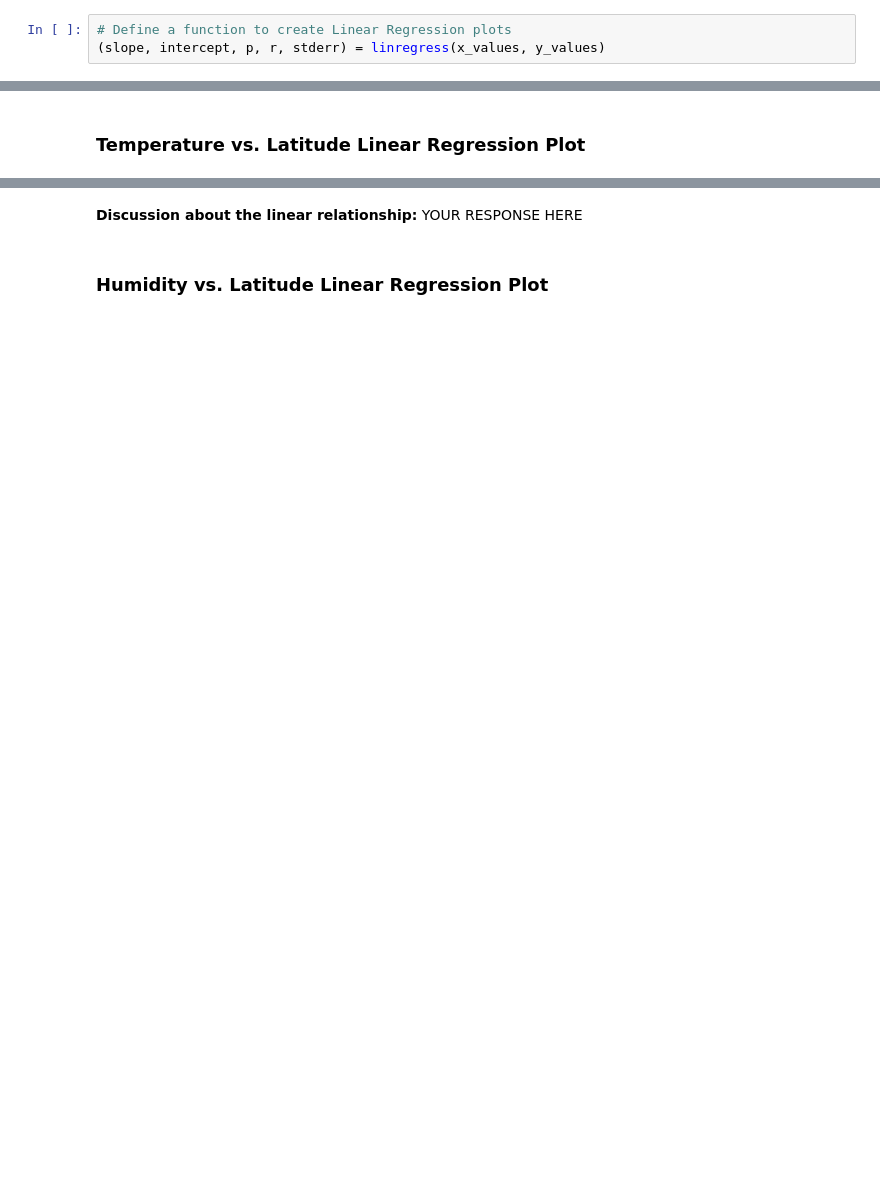
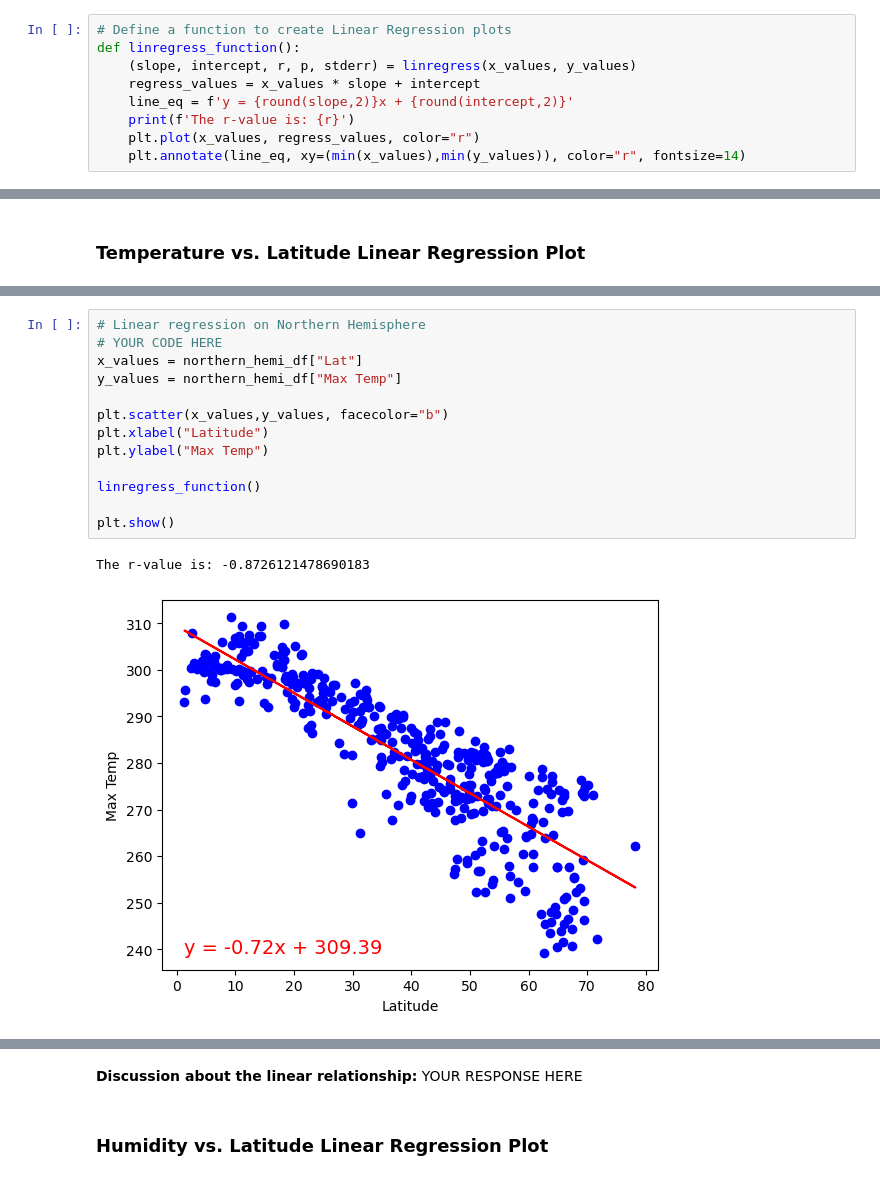
Before and after one commit to ddaniel2024/Module-6-Python-APIs, a Jupyter notebook: WeatherPy.ipynb, the cells around one changed output, grey strips where cells are left out. Cells and saved outputs as stored; diff of their text form; blank space fills up the shorter version.

Commit message:
finished plots

```diff
--- a/WeatherPy.ipynb
+++ b/WeatherPy.ipynb
@@ -279,9 +279,15 @@ plt.show()
 ---
 
 ## Requirement 2: Compute Linear Regression for Each Relationship
-# %%
-# Define a function to create Linear Regression plots
-(slope, intercept, p, r, stderr) = linregress(x_values, y_values)
+# %%
+# Define a function to create Linear Regression plots
+def linregress_function():
+    (slope, intercept, r, p, stderr) = linregress(x_values, y_values)
+    regress_values = x_values * slope + intercept
+    line_eq = f'y = {round(slope,2)}x + {round(intercept,2)}'
+    print(f'The r-value is: {r}')
+    plt.plot(x_values, regress_values, color="r")
+    plt.annotate(line_eq, xy=(min(x_values),min(y_values)), color="r", fontsize=14)
 # %%
 # Create a DataFrame with the Northern Hemisphere data (Latitude >= 0)
 northern_hemi_df = city_data_df.loc[city_data_df["Lat"] >=0, :]
@@ -326,0 +321,16 @@ The r-value is: 0.4121057168607245
+# %%
+# Linear regression on Northern Hemisphere
+# YOUR CODE HERE
+x_values = northern_hemi_df["Lat"]
+y_values = northern_hemi_df["Max Temp"]
+
+plt.scatter(x_values,y_values, facecolor="b")
+plt.xlabel("Latitude")
+plt.ylabel("Max Temp")
+
+linregress_function()
+
+plt.show()
+# %% [output]
+The r-value is: -0.8726121478690183
+[figure, added]
```
Also changed, not shown: parts of 15 cells of this notebook.
